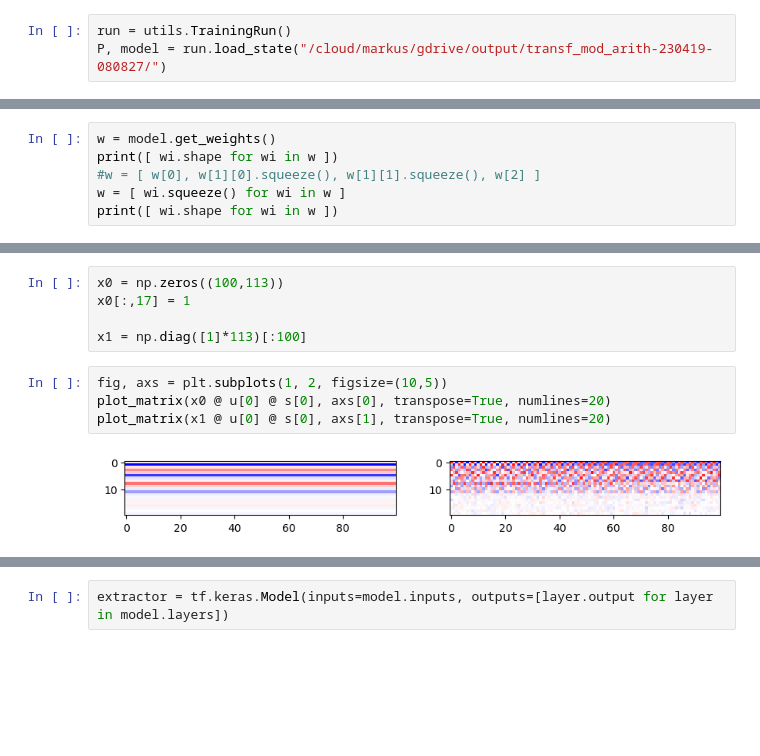
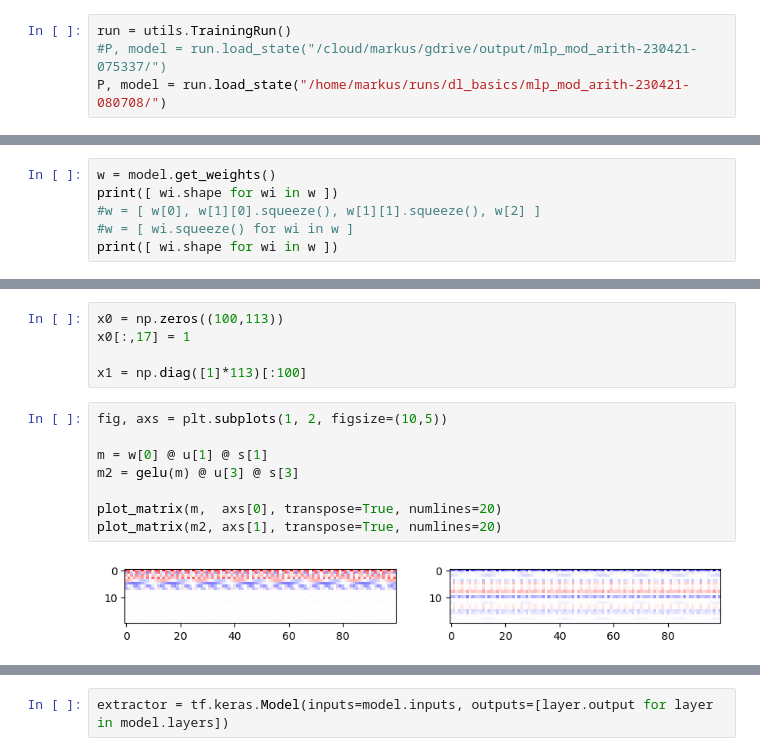
Before and after one commit to FriedChips/dl_basics, a Jupyter notebook: analysis/analysis_modulo_arithmetic.ipynb, the cells around one changed output, grey strips where cells are left out. Drawn from its saved outputs; the diff is of its cells as text; blank space fills up the shorter version.

```diff
--- a/analysis/analysis_modulo_arithmetic.ipynb
+++ b/analysis/analysis_modulo_arithmetic.ipynb
@@ -96,3 +103,4 @@ def plot_fft(mat, ax, shift=+np.pi/2, scale=1):
 # %%
 run = utils.TrainingRun()
-P, model = run.load_state("/cloud/markus/gdrive/output/transf_mod_arith-230419-080827/")
+#P, model = run.load_state("/cloud/markus/gdrive/output/mlp_mod_arith-230421-075337/")
+P, model = run.load_state("/home/markus/runs/dl_basics/mlp_mod_arith-230421-080708/")
@@ -121,6 +128,6 @@ P
 w = model.get_weights()
 print([ wi.shape for wi in w ])
 #w = [ w[0], w[1][0].squeeze(), w[1][1].squeeze(), w[2] ]
-w = [ wi.squeeze() for wi in w ]
+#w = [ wi.squeeze() for wi in w ]
 print([ wi.shape for wi in w ])
 # %% [output]
@@ -163,7 +183,11 @@ x0[:,17] = 1
 x1 = np.diag([1]*113)[:100]
 # %%
 fig, axs = plt.subplots(1, 2, figsize=(10,5))
-plot_matrix(x0 @ u[0] @ s[0], axs[0], transpose=True, numlines=20)
-plot_matrix(x1 @ u[0] @ s[0], axs[1], transpose=True, numlines=20)
+
+m = w[0] @ u[1] @ s[1]
+m2 = gelu(m) @ u[3] @ s[3]
+
+plot_matrix(m,  axs[0], transpose=True, numlines=20)
+plot_matrix(m2, axs[1], transpose=True, numlines=20)
 # %% [output]
-[figure, old version]
+[figure, new version]
```
Also changed, not shown: parts of 21 cells of this notebook, 2 other files.
